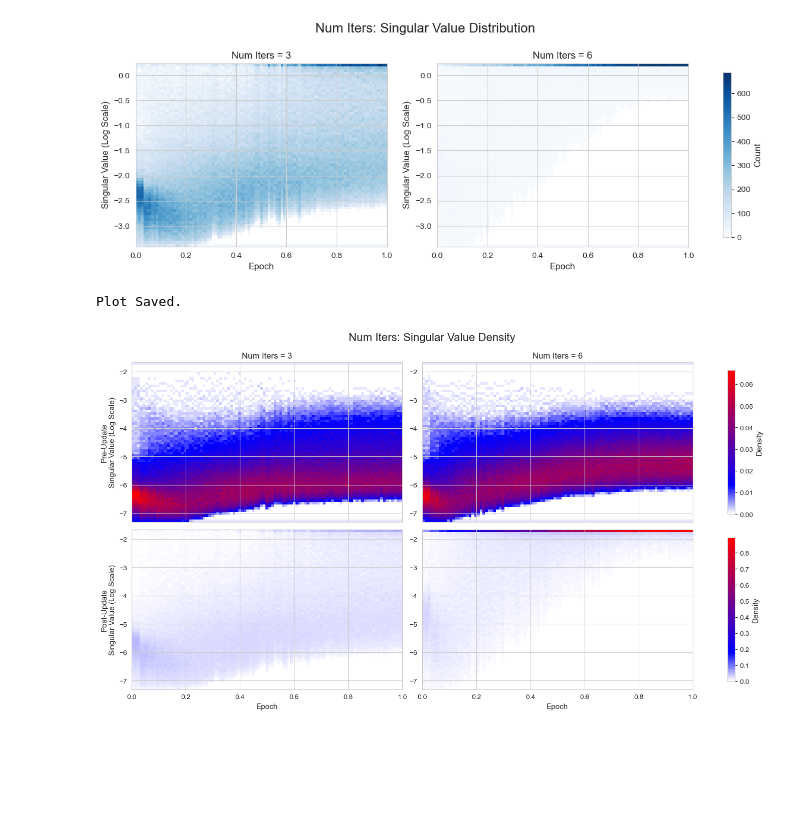
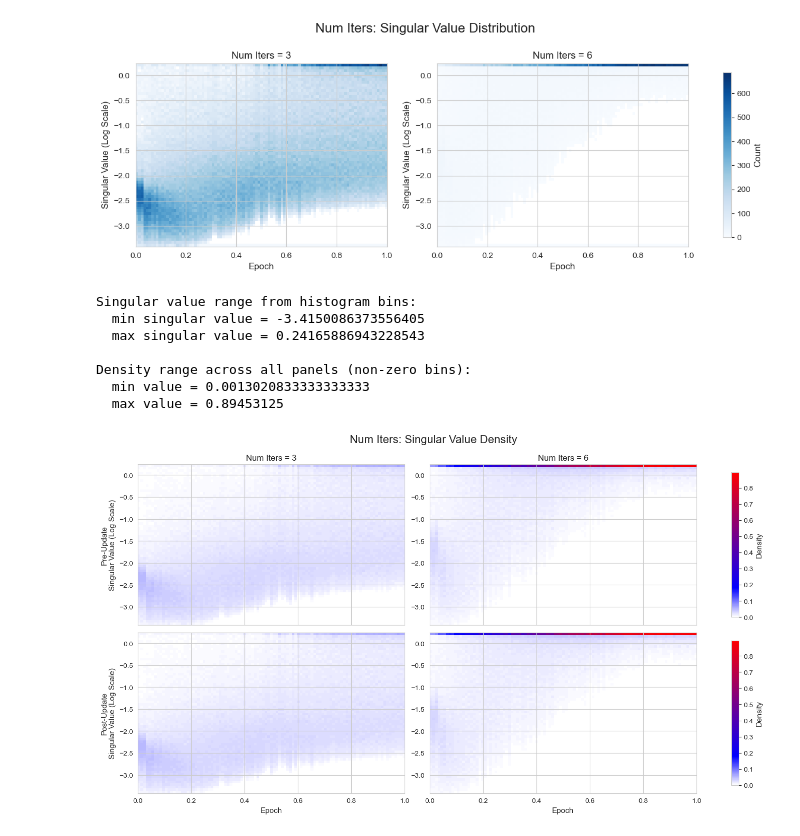
Before and after one commit to nraultwang/cs182-project, a Jupyter notebook: plotting/analyze-data.ipynb, the cells around one changed output. Cells and saved outputs as stored; diff of their text form; code cells hidden in the pictures; blank space fills up the shorter version.

Commit message:
Update Plots

```diff
--- a/plotting/analyze-data.ipynb
+++ b/plotting/analyze-data.ipynb
@@ -376,7 +376,7 @@ Plot Saved.
 [figure]
 # %%
 df = load_sweep_data("rs6k5h9h", manifest)
-df["step_norm"] = df["_step"] / df["_step"].max()
+df["step_norm"] = df["_step"] / 243
 for val in df['config_optimizer_params.args.polar_cushion'].unique():
     print(val)
 for col in df.columns:
@@ -1153,7 +1178,7 @@ def plot_svd_cushion_heatmaps(
     cushion_vals=None,
     title_list=None,
     log_counts=False,        # if True: log(1 + value) for color
-    use_density=False,       # NEW: if True, normalize each row to sum to 1
+    use_density=False,       # if True, normalize each row to sum to 1
     figsize=(12, 10),
     save_plot=False,
 ):
@@ -1205,6 +1230,13 @@ def plot_svd_cushion_heatmaps(
     bin_size = bins_info["size"]
     bin_centers = bin_min + bin_size * (np.arange(n_bins) + 0.5)
 
+    # Print singular value range
+    sv_min = float(bin_centers.min())
+    sv_max = float(bin_centers.max())
+    print("Singular value range from histogram bins:")
+    print(f"  min singular value = {sv_min}")
+    print(f"  max singular value = {sv_max}")
+
     # Global x-extent for all panels
     all_steps = df_sorted[step_col].dropna().to_numpy()
     x_min, x_max = all_steps.min(), all_steps.max()
@@ -1212,7 +1244,13 @@ def plot_svd_cushion_heatmaps(
     ims_top = []
     ims_bottom = []
 
+    # Track global min/max (count or density) over all four panels
+    global_min_val = float("inf")
+    global_max_val = float("-inf")
+
     def plot_one_row(ax_row, svd_col, row_idx, im_list):
+        nonlocal global_min_val, global_max_val
+
         for col_idx, (ax, cushion, title) in enumerate(zip(ax_row, cushion_vals, title_list)):
             # Filter by cushion
             df_c = df_sorted[df_sorted[cushion_col] == cushion]
@@ -1230,7 +1268,7 @@ def plot_svd_cushion_heatmaps(
 
             steps = valid_rows[step_col].to_numpy()
 
-            # Build [num_steps, num_bins] matrix of counts
+            # Build [num_steps, num_bins] matrix
             H = np.zeros((len(valid_rows), n_bins), dtype=float)
             for i, s in enumerate(valid_rows[svd_col]):
                 h = ast.literal_eval(s)
@@ -1244,10 +1282,16 @@ def plot_svd_cushion_heatmaps(
 
                 H[i] = vals
 
-            # ---- NEW: convert to density, if requested ----
+            # Convert to density if requested
             if use_density:
                 row_sum = H.sum(axis=1, keepdims=True)
                 H = H / np.maximum(row_sum, 1e-12)
+
+            # Track global min/max of non-zero values (counts or densities)
+            nz_vals = H[H > 0]
+            if nz_vals.size > 0:
+                global_min_val = min(global_min_val, nz_vals.min())
+                global_max_val = max(global_max_val, nz_vals.max())
 
             H_plot = np.log1p(H) if log_counts else H
 
@@ -1281,6 +1325,14 @@ def plot_svd_cushion_heatmaps(
     plot_one_row(axes[0, :], svd_col_top, row_idx=0, im_list=ims_top)
     # Bottom row: svd_col_bottom
     plot_one_row(axes[1, :], svd_col_bottom, row_idx=1, im_list=ims_bottom)
+
+    # Print value range (density or count)
+    if use_density:
+        print("\nDensity range across all panels (non-zero bins):")
+    else:
+        print("\nCount range across all panels (non-zero bins):")
+    print(f"  min value = {global_min_val}")
+    print(f"  max value = {global_max_val}")
 
     # Layout before colorbars
     fig.tight_layout(rect=[0, 0, 1, 0.93])
@@ -1321,16 +1373,22 @@ def plot_svd_cushion_heatmaps(
 # %%
 plot_svd_cushion_heatmaps(
     df,
-    svd_col_top="svd_log/pre_update/layer11/stacked",
+    svd_col_top="svd_log/post_update/layer11/stacked",
     svd_col_bottom="svd_log/post_update/layer11/stacked",
     cushion_col="config_optimizer_params.args.polar_num_iters",  # grouping key
     cushion_vals=["[3]", "[6]"],                                 # 3 vs 6 iters
     title_list=["Num Iters = 3", "Num Iters = 6"],
     log_counts=False,     # or True for log(1 + density)
     use_density=True,     # <<< this is the new part
     figsize=(15, 8),
-    save_plot=True,
+    save_plot=False,
 )
 # %% [output]
-Plot Saved.
+Singular value range from histogram bins:
+  min singular value = -3.4150086373556405
+  max singular value = 0.24165886943228543
+
+Density range across all panels (non-zero bins):
+  min value = 0.0013020833333333333
+  max value = 0.89453125
-[figure, old version]
+[figure, new version]
```
Also changed, not shown: parts of 7 cells of this notebook, 4 other files.
